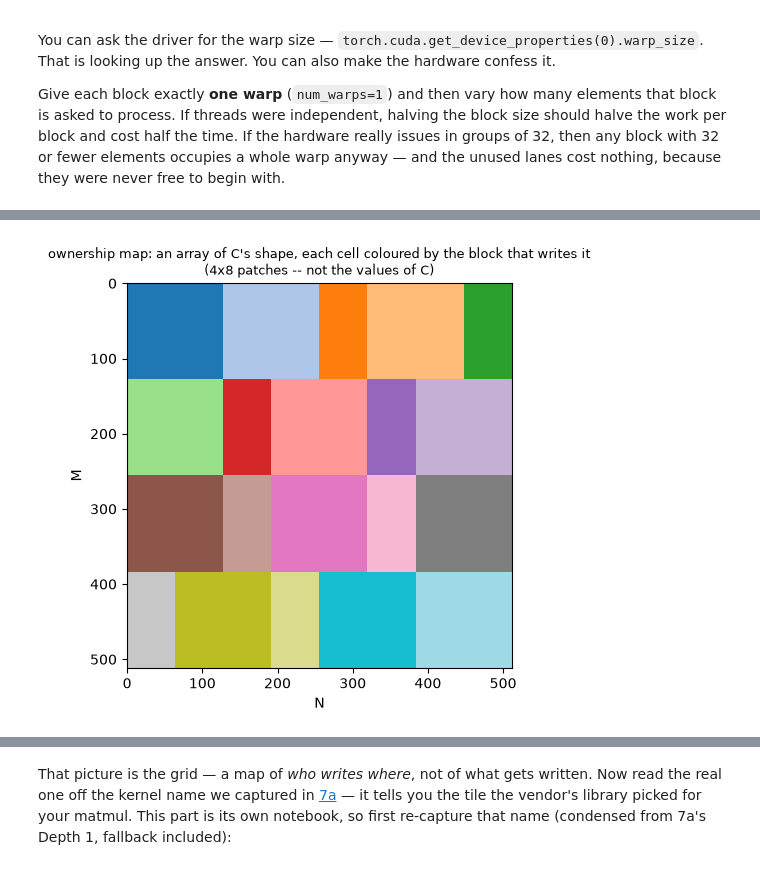
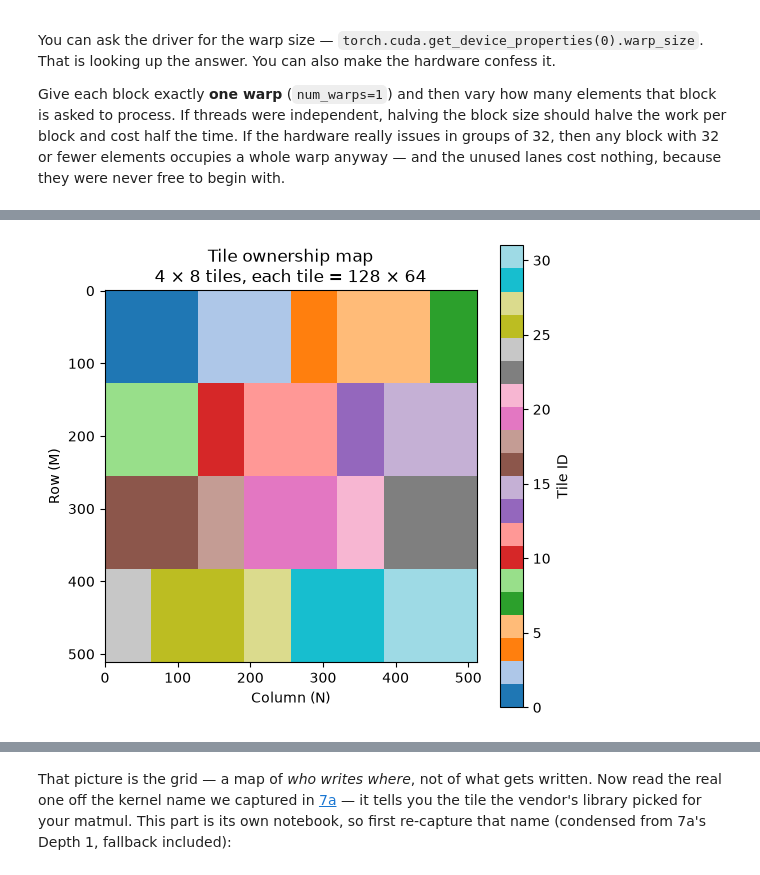
Before and after one commit to Ankush-Chander/DS635-ml-system-engineering, a Jupyter notebook: docs/lectures/Lecture7c.ipynb, the cells around one changed output, grey strips where cells are left out. Drawn from its saved outputs; the diff is of its cells as text; code cells hidden in the pictures.

```diff
--- a/docs/lectures/Lecture7c.ipynb
+++ b/docs/lectures/Lecture7c.ipynb
@@ -486,24 +510,82 @@ the decomposition the hardware is shaped for. (The vendor's name for a patch is
 we meet when we decode the kernel name.)
 # %%
 @triton.jit
-def tile_map(out_ptr, M, N, BM: tl.constexpr, BN: tl.constexpr):
-    pid_m, pid_n = tl.program_id(0), tl.program_id(1)      # a 2-D grid, one block per tile
-    rm = pid_m * BM + tl.arange(0, BM)
-    rn = pid_n * BN + tl.arange(0, BN)
-    v  = pid_m * tl.cdiv(N, BN) + pid_n                    # this block's id
-    tl.store(out_ptr + rm[:, None] * N + rn[None, :],
-             (v + tl.zeros([BM, BN], tl.int32)).to(tl.float32),
-             mask=(rm[:, None] < M) & (rn[None, :] < N))
+def mark_tile_ownership(
+    output_ptr,
+    M, N,
+    TILE_M: tl.constexpr,
+    TILE_N: tl.constexpr,
+):
+    # Which tile is this GPU program responsible for?
+    tile_row_id = tl.program_id(0)
+    tile_col_id = tl.program_id(1)
+
+    # Which matrix rows and columns belong to this tile?
+    row_indices = tile_row_id * TILE_M + tl.arange(0, TILE_M)
+    col_indices = tile_col_id * TILE_N + tl.arange(0, TILE_N)
+
+    # Give this tile a unique ID.
+    tiles_per_row = tl.cdiv(N, TILE_N)
+    tile_id = tile_row_id * tiles_per_row + tile_col_id
+
+    # Write the tile ID into every element of this tile.
+    tl.store(
+        output_ptr
+        + row_indices[:, None] * N
+        + col_indices[None, :],
+
+        (tile_id + tl.zeros([TILE_M, TILE_N], tl.int32))
+            .to(tl.float32),
+
+        mask=(row_indices[:, None] < M)
+           & (col_indices[None, :] < N),
+    )
+
 
 M = N = 512
-BM, BN = 128, 64                                           # the tile the library chose, below
-owner = torch.empty((M, N), device="cuda")                # C-shaped, but holds block IDs, not A @ B
-grid = (triton.cdiv(M, BM), triton.cdiv(N, BN))
-tile_map[grid](owner, M, N, BM=BM, BN=BN)
 
-print(f"C would be {M}x{N}; patch {BM}x{BN}  ->  grid {grid} = {grid[0]*grid[1]} blocks")
-plt.figure(figsize=(5, 5))
-plt.imshow(owner.cpu(), cmap="tab20", interpolation="nearest")
-plt.title(f"ownership map: an array of C's shape, each cell coloured by the block that writes it\n({grid[0]}x{grid[1]} patches -- not the values of C)", fontsize=9)
-plt.xlabel("N"); plt.ylabel("M"); plt.show()
+TILE_M, TILE_N = 128, 64                      # the tile the library chose, below
+
+tile_owners = torch.empty((M, N), device="cuda")   # C-shaped, but holds tile IDs, not A @ B
+
+grid_shape = (
+    triton.cdiv(M, TILE_M),
+    triton.cdiv(N, TILE_N),
+)
+
+mark_tile_ownership[grid_shape](
+    tile_owners,
+    M, N,
+    TILE_M=TILE_M,
+    TILE_N=TILE_N,
+)
+
+print(
+    f"C would be {M}x{N}; "
+    f"tile {TILE_M}x{TILE_N} "
+    f"-> grid {grid_shape} = "
+    f"{grid_shape[0] * grid_shape[1]} tiles"
+)
+
+# Plot the tile ownership map.
+plt.figure(figsize=(6, 6))
+
+plt.imshow(
+    tile_owners.cpu(),
+    cmap="tab20",
+    interpolation="nearest",
+)
+
+plt.title(
+    f"Tile ownership map\n"
+    f"{grid_shape[0]} × {grid_shape[1]} tiles, "
+    f"each tile = {TILE_M} × {TILE_N}"
+)
+
+plt.xlabel("Column (N)")
+plt.ylabel("Row (M)")
+
+plt.colorbar(label="Tile ID")
+
+plt.show()
 # %% [output]
@@ -511 +593 @@ C would be 512x512; patch 128x64  ->  grid (4, 8) = 32 blocks
-[figure, old version]
+[figure, new version]
```
Also changed, not shown: parts of 10 cells of this notebook, 8 other files.
